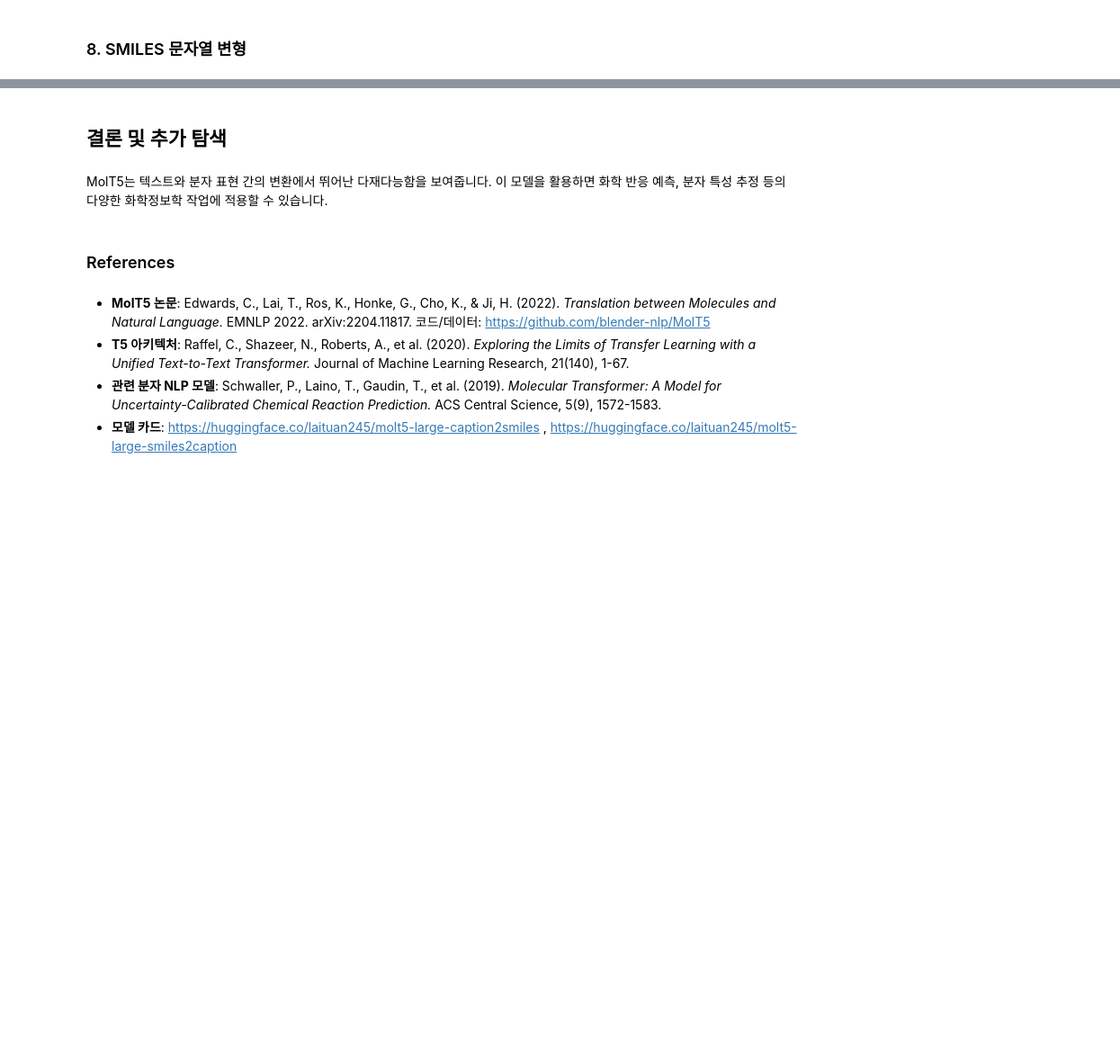
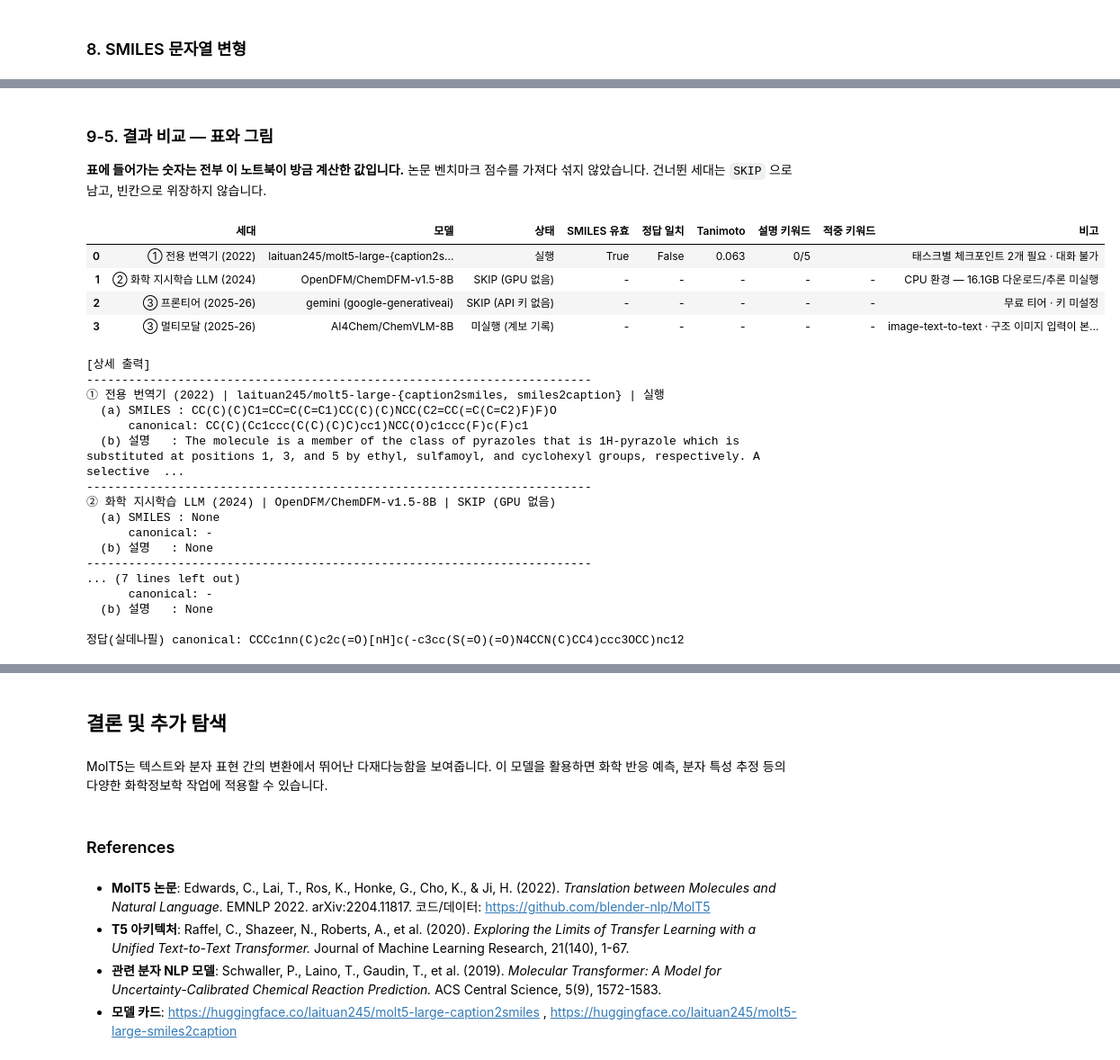
Before and after one commit to fourmodern/2026_aidrugdiscovery, a Jupyter notebook: Day06_LLM_Agent/t042_molt5.ipynb, the cells around one changed output, grey strips where cells are left out. Shown at 90% size. Drawn from its saved outputs; the diff is of its cells as text; code cells hidden in the pictures; blank space fills up the shorter version.

```diff
--- a/Day06_LLM_Agent/t042_molt5.ipynb
+++ b/Day06_LLM_Agent/t042_molt5.ipynb
@@ -223,0 +646,45 @@ else:
+# %% [markdown]
+### 9-5. 결과 비교 — 표와 그림
+
+**표에 들어가는 숫자는 전부 이 노트북이 방금 계산한 값입니다.** 논문 벤치마크 점수를 가져다 섞지 않았습니다.
+건너뛴 세대는 `SKIP` 으로 남고, 빈칸으로 위장하지 않습니다.
+# %%
+# --- 9-5. 비교 표 ---
+summary = pd.DataFrame(RESULTS)[
+    ["세대", "모델", "상태", "SMILES 유효", "정답 일치", "Tanimoto", "설명 키워드", "적중 키워드", "비고"]
+]
+display(summary)
+
+print("\n[상세 출력]")
+for r in RESULTS:
+    print("-" * 72)
+    print(f"{r['세대']} | {r['모델']} | {r['상태']}")
+    print("  (a) SMILES :", r["생성 SMILES"])
+    print("      canonical:", r["canonical"])
+    desc = r["설명 출력"]
+    print("  (b) 설명   :", (desc[:300] + " ...") if desc and len(desc) > 300 else desc)
+
+print("\n정답(실데나필) canonical:", REF_CANONICAL)
+# %% [output]
+|  | 세대 | 모델 | 상태 | SMILES 유효 | 정답 일치 | Tanimoto | 설명 키워드 | 적중 키워드 | 비고 |
+| 0 | ① 전용 번역기 (2022) | laituan245/molt5-large-{caption2s... | 실행 | True | False | 0.063 | 0/5 |  | 태스크별 체크포인트 2개 필요 · 대화 불가 |
+| 1 | ② 화학 지시학습 LLM (2024) | OpenDFM/ChemDFM-v1.5-8B | SKIP (GPU 없음) | - | - | - | - | - | CPU 환경 — 16.1GB 다운로드/추론 미실행 |
+| 2 | ③ 프론티어 (2025-26) | gemini (google-generativeai) | SKIP (API 키 없음) | - | - | - | - | - | 무료 티어 · 키 미설정 |
+| 3 | ③ 멀티모달 (2025-26) | AI4Chem/ChemVLM-8B | 미실행 (계보 기록) | - | - | - | - | - | image-text-to-text · 구조 이미지 입력이 본... |
+[상세 출력]
+------------------------------------------------------------------------
+① 전용 번역기 (2022) | laituan245/molt5-large-{caption2smiles, smiles2caption} | 실행
+  (a) SMILES : CC(C)(C)C1=CC=C(C=C1)CC(C)(C)NCC(C2=CC(=C(C=C2)F)F)O
+      canonical: CC(C)(Cc1ccc(C(C)(C)C)cc1)NCC(O)c1ccc(F)c(F)c1
+  (b) 설명   : The molecule is a member of the class of pyrazoles that is 1H-pyrazole which is substituted at positions 1, 3, and 5 by ethyl, sulfamoyl, and cyclohexyl groups, respectively. A selective  ...
+------------------------------------------------------------------------
+② 화학 지시학습 LLM (2024) | OpenDFM/ChemDFM-v1.5-8B | SKIP (GPU 없음)
+  (a) SMILES : None
+      canonical: -
+  (b) 설명   : None
+------------------------------------------------------------------------
+... (7 lines left out)
+      canonical: -
+  (b) 설명   : None
+
+정답(실데나필) canonical: CCCc1nn(C)c2c(=O)[nH]c(-c3cc(S(=O)(=O)N4CCN(C)CC4)ccc3OCC)nc12
```
Also changed, not shown: parts of 21 cells of this notebook, 2 other files.
